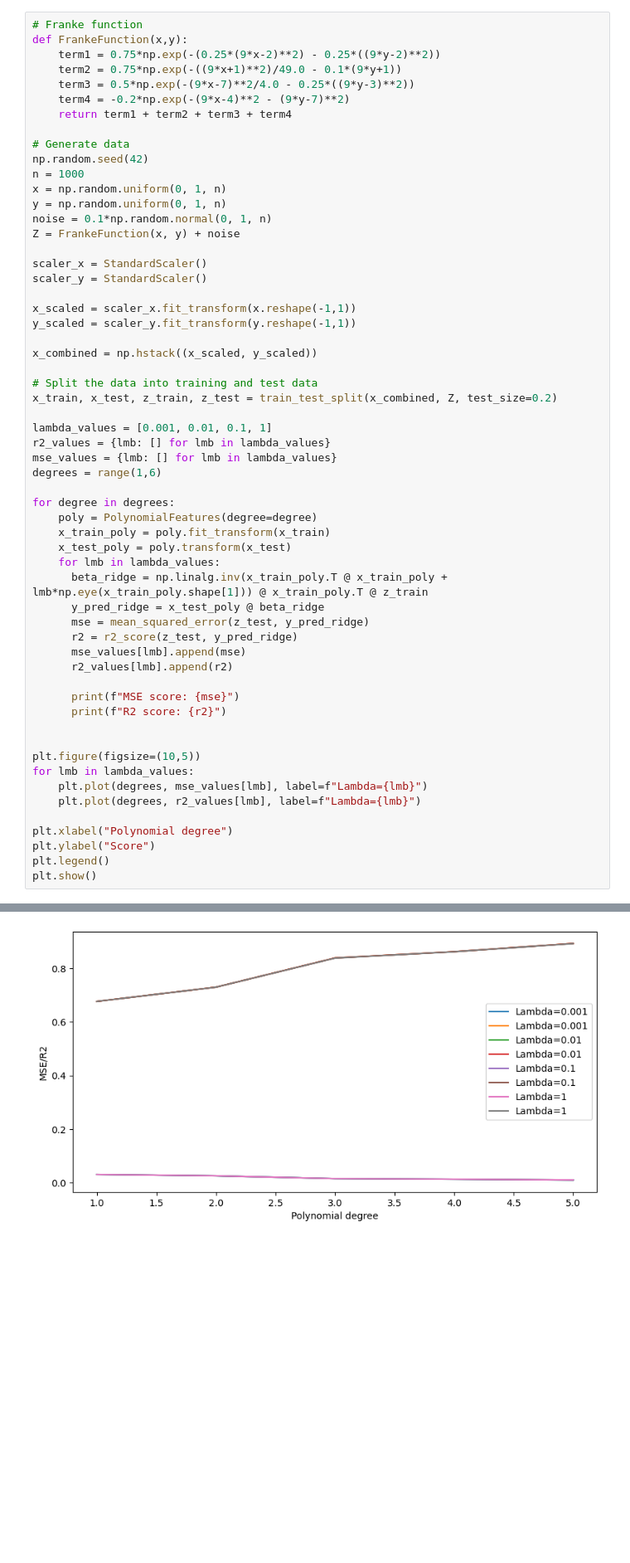
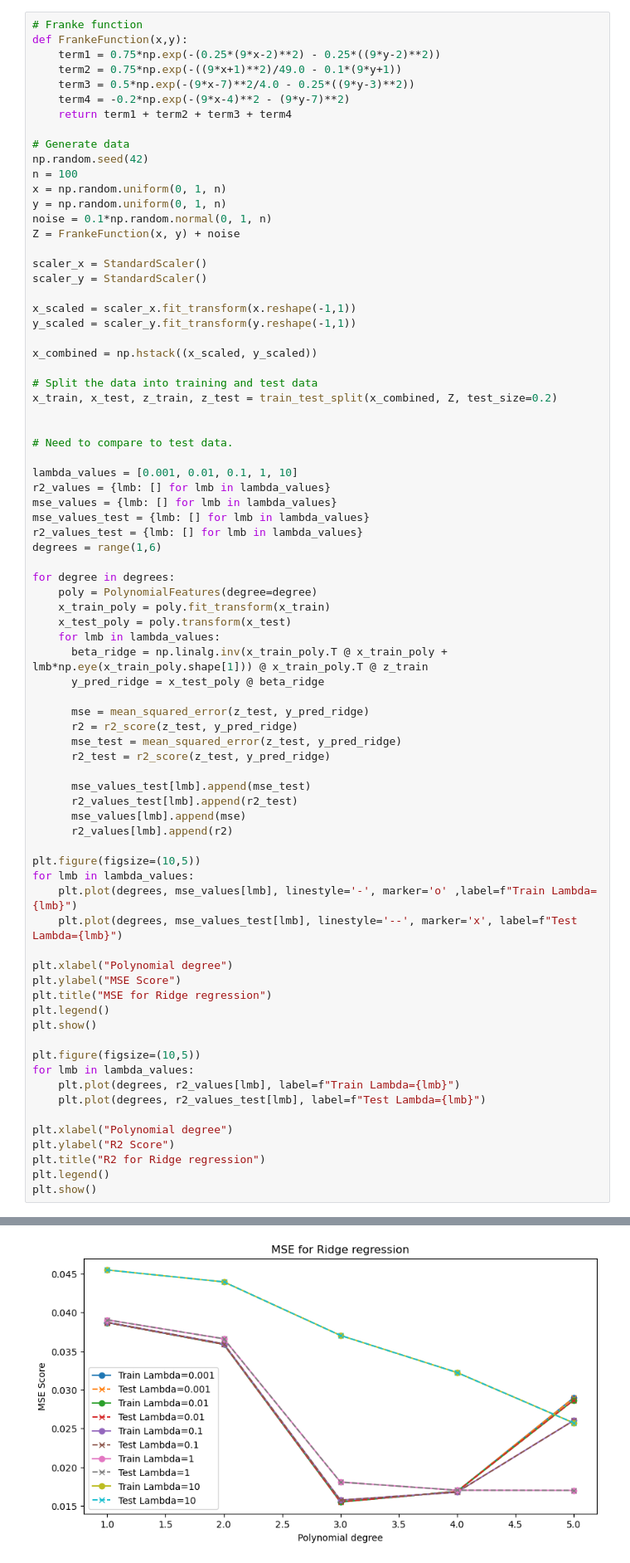
Before and after one commit to martin-og-ingar/FYS-STK4155-Project1, a Jupyter notebook: src/partB.ipynb, the cells around one changed output, grey strips where cells are left out. Shown at 83% size. Cells and saved outputs as stored; diff of their text form; blank space fills up the shorter version.

Commit message:
added small discussion and test-plot to task b.

```diff
--- a/src/partB.ipynb
+++ b/src/partB.ipynb
@@ -17,7 +16,7 @@ def FrankeFunction(x,y):
 
 # Generate data
 np.random.seed(42)
-n = 1000
+n = 100
 x = np.random.uniform(0, 1, n)
 y = np.random.uniform(0, 1, n)
 noise = 0.1*np.random.normal(0, 1, n)
@@ -34,9 +33,14 @@ x_combined = np.hstack((x_scaled, y_scaled))
 # Split the data into training and test data
 x_train, x_test, z_train, z_test = train_test_split(x_combined, Z, test_size=0.2)
 
-lambda_values = [0.001, 0.01, 0.1, 1]
+
+# Need to compare to test data.
+
+lambda_values = [0.001, 0.01, 0.1, 1, 10]
 r2_values = {lmb: [] for lmb in lambda_values}
 mse_values = {lmb: [] for lmb in lambda_values}
+mse_values_test = {lmb: [] for lmb in lambda_values}
+r2_values_test = {lmb: [] for lmb in lambda_values}
 degrees = range(1,6)
 
 for degree in degrees:
@@ -46,22 +50,36 @@ for degree in degrees:
     for lmb in lambda_values:
       beta_ridge = np.linalg.inv(x_train_poly.T @ x_train_poly + lmb*np.eye(x_train_poly.shape[1])) @ x_train_poly.T @ z_train
       y_pred_ridge = x_test_poly @ beta_ridge
+
       mse = mean_squared_error(z_test, y_pred_ridge)
       r2 = r2_score(z_test, y_pred_ridge)
+      mse_test = mean_squared_error(z_test, y_pred_ridge)
+      r2_test = r2_score(z_test, y_pred_ridge)
+
+      mse_values_test[lmb].append(mse_test)
+      r2_values_test[lmb].append(r2_test)
       mse_values[lmb].append(mse)
       r2_values[lmb].append(r2)
 
-      print(f"MSE score: {mse}")
-      print(f"R2 score: {r2}")
+plt.figure(figsize=(10,5))
+for lmb in lambda_values:
+    plt.plot(degrees, mse_values[lmb], linestyle='-', marker='o' ,label=f"Train Lambda={lmb}")
+    plt.plot(degrees, mse_values_test[lmb], linestyle='--', marker='x', label=f"Test Lambda={lmb}")
 
+plt.xlabel("Polynomial degree")
+plt.ylabel("MSE Score")
+plt.title("MSE for Ridge regression")
+plt.legend()
+plt.show()
 
 plt.figure(figsize=(10,5))
 for lmb in lambda_values:
-    plt.plot(degrees, mse_values[lmb], label=f"Lambda={lmb}")
-    plt.plot(degrees, r2_values[lmb], label=f"Lambda={lmb}")
+    plt.plot(degrees, r2_values[lmb], label=f"Train Lambda={lmb}")
+    plt.plot(degrees, r2_values_test[lmb], label=f"Test Lambda={lmb}")
 
 plt.xlabel("Polynomial degree")
-plt.ylabel("Score")
+plt.ylabel("R2 Score")
+plt.title("R2 for Ridge regression")
 plt.legend()
 plt.show()
 # %% [output]
@@ -85 +86 @@ R2 score: 0.8917314997106796
-[figure, old version]
+[figure, new version]
```
Also changed, not shown: parts of 3 cells of this notebook.
